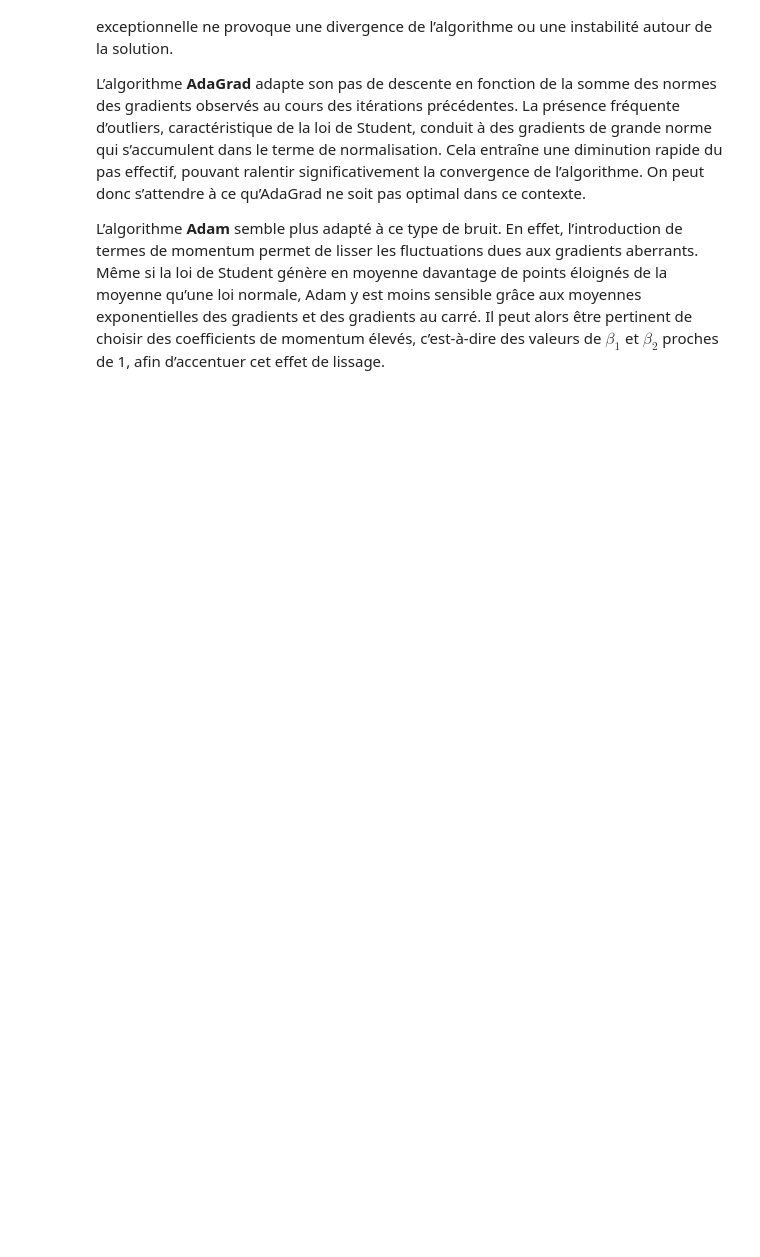
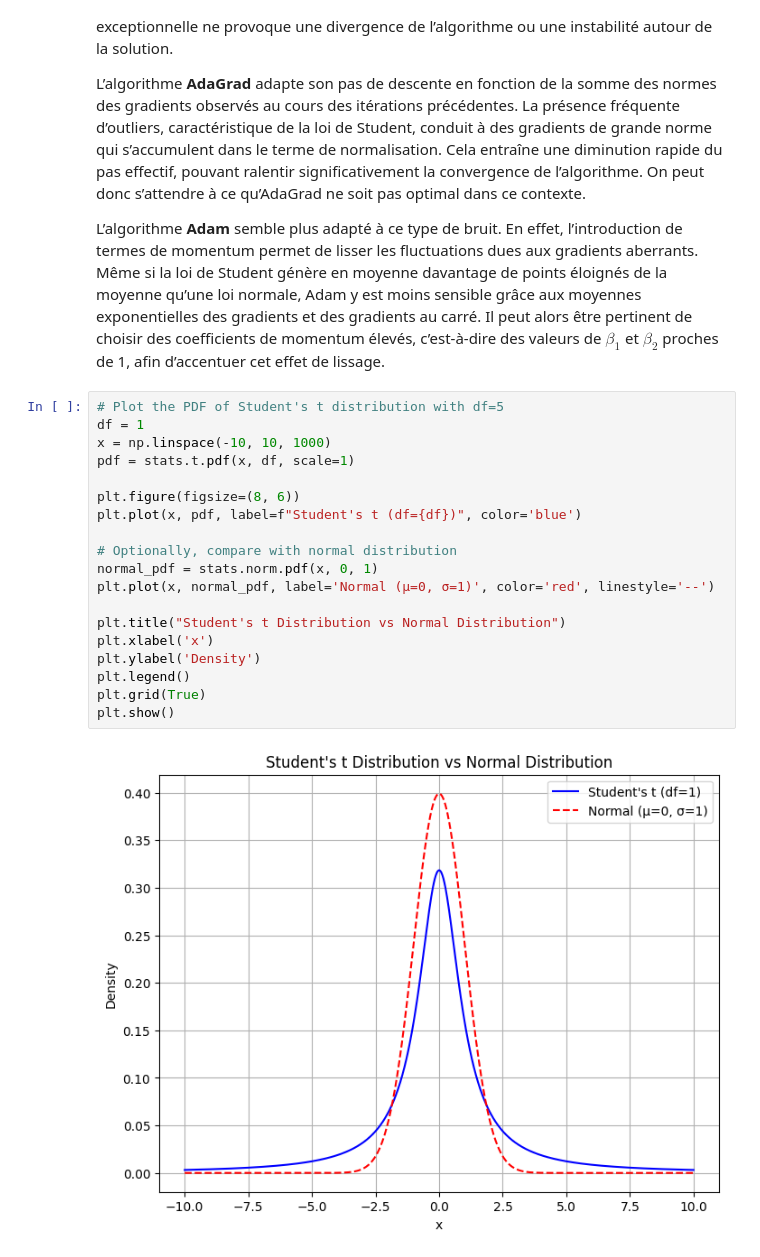
Before and after one commit to enzo-munoz/Mines_data_science, a Jupyter notebook: optimisation/Rapport TP - Enzo Munoz & Maxime Guilbaud & Hugo Munier.ipynb, the cells around one changed output. Drawn from its saved outputs; the diff is of its cells as text; blank space fills up the shorter version.

```diff
--- a/optimisation/Rapport TP - Enzo Munoz & Maxime Guilbaud & Hugo Munier.ipynb
+++ b/optimisation/Rapport TP - Enzo Munoz & Maxime Guilbaud & Hugo Munier.ipynb
@@ -386,4 +409,25 @@ La loi de Student possède des queues de distribution plus épaisses que la loi
 L’algorithme **AdaGrad** adapte son pas de descente en fonction de la somme des normes des gradients observés au cours des itérations précédentes. La présence fréquente d’outliers, caractéristique de la loi de Student, conduit à des gradients de grande norme qui s’accumulent dans le terme de normalisation. Cela entraîne une diminution rapide du pas effectif, pouvant ralentir significativement la convergence de l’algorithme. On peut donc s’attendre à ce qu’AdaGrad ne soit pas optimal dans ce contexte.
 
 L’algorithme **Adam** semble plus adapté à ce type de bruit. En effet, l’introduction de termes de momentum permet de lisser les fluctuations dues aux gradients aberrants. Même si la loi de Student génère en moyenne davantage de points éloignés de la moyenne qu’une loi normale, Adam y est moins sensible grâce aux moyennes exponentielles des gradients et des gradients au carré. Il peut alors être pertinent de choisir des coefficients de momentum élevés, c’est-à-dire des valeurs de $\beta_1$ et $\beta_2$ proches de 1, afin d’accentuer cet effet de lissage.
+# %%
+# Plot the PDF of Student's t distribution with df=5
+df = 1
+x = np.linspace(-10, 10, 1000)
+pdf = stats.t.pdf(x, df, scale=1)
+
+plt.figure(figsize=(8, 6))
+plt.plot(x, pdf, label=f"Student's t (df={df})", color='blue')
+
+# Optionally, compare with normal distribution
+normal_pdf = stats.norm.pdf(x, 0, 1)
+plt.plot(x, normal_pdf, label='Normal (μ=0, σ=1)', color='red', linestyle='--')
+
+plt.title("Student's t Distribution vs Normal Distribution")
+plt.xlabel('x')
+plt.ylabel('Density')
+plt.legend()
+plt.grid(True)
+plt.show()
+# %% [output]
+[figure, added]
 # %%
```
Also changed, not shown: parts of 12 cells of this notebook.
